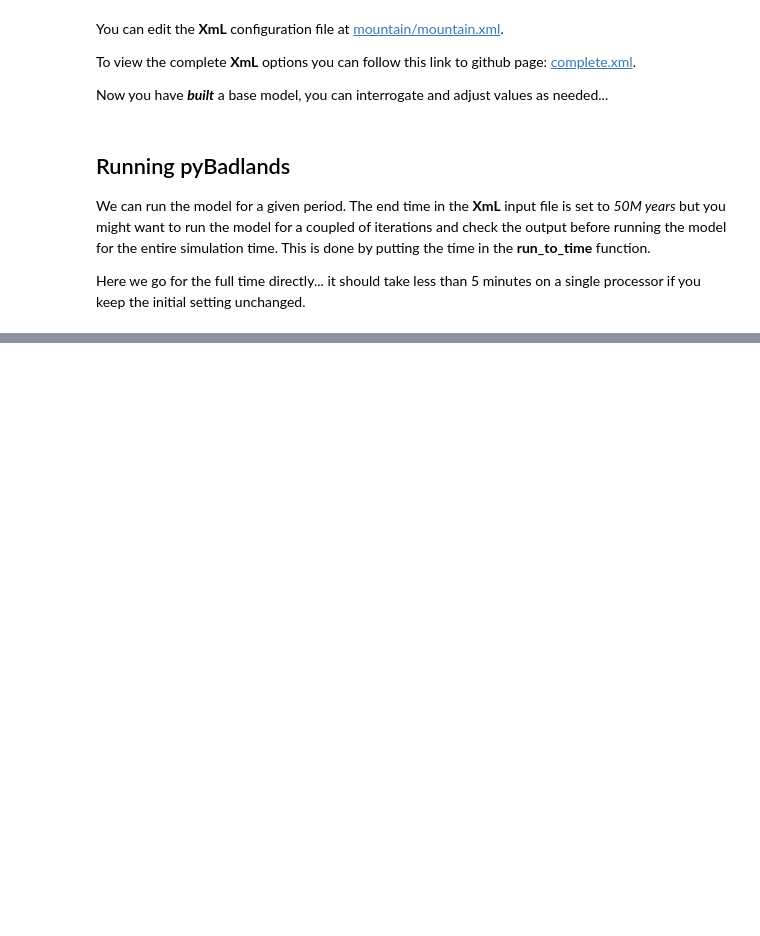
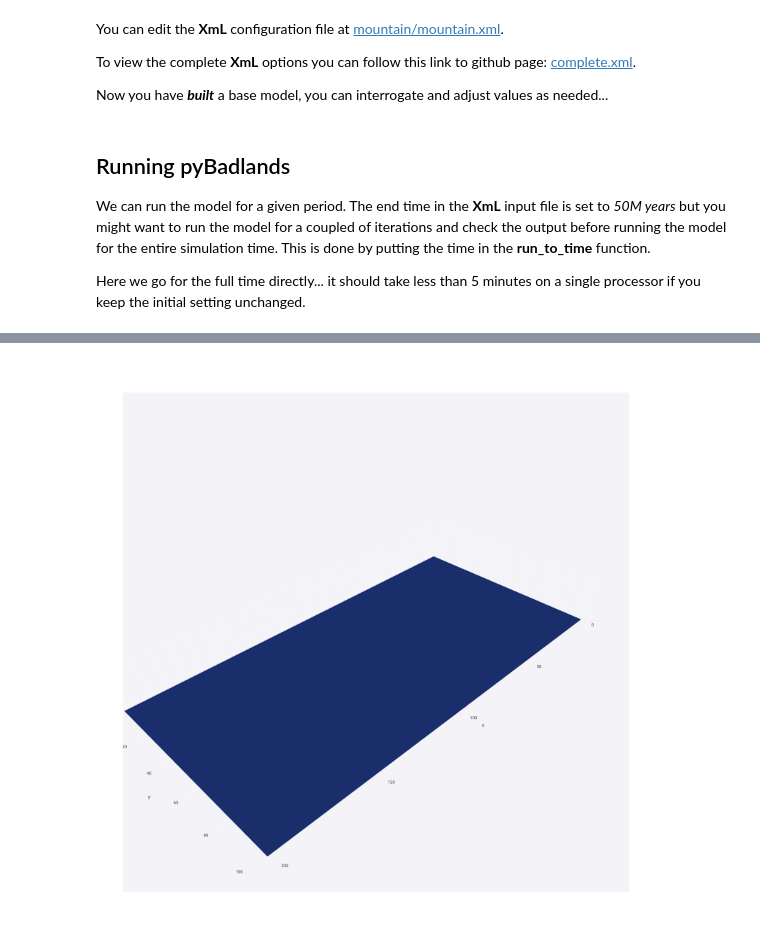
Before and after one commit to intelligentEarth/Bayeslands_Workshop, a Jupyter notebook: Examples/mountain.ipynb, the cells around one changed output, grey strips where cells are left out. Cells and saved outputs as stored; diff of their text form; code cells hidden in the pictures; blank space fills up the shorter version.

```diff
--- a/Examples/mountain.ipynb
+++ b/Examples/mountain.ipynb
@@ -98,3 +98,8 @@ The folder contains xdmf series files:
 
 
 Using paraview you will be able to extract lots of information computed by badlands. There are additional details in the [Badlands companion](https://github.com/badlands-model/pyBadlands-Companion).
+# %%
+from IPython.display import Image
+Image(filename="notebook_images/out.gif.png")
+# %% [output]
+[figure, added]
```
Also changed, not shown: 1 other file.
